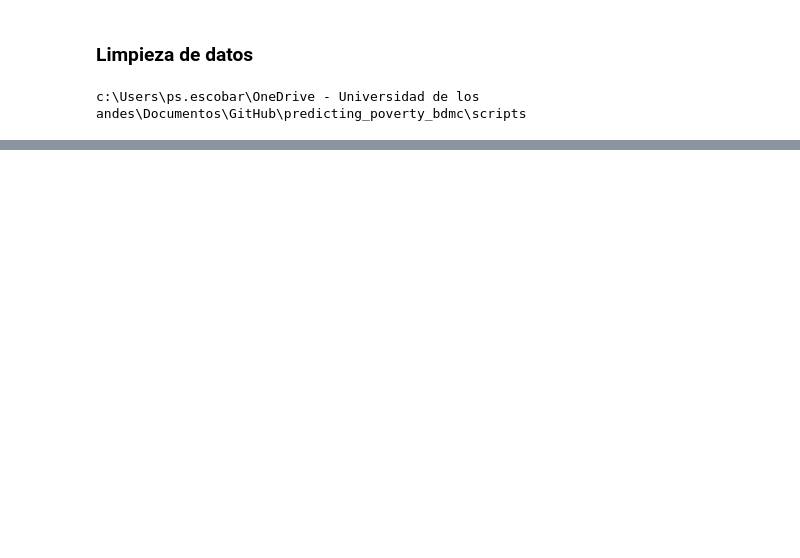
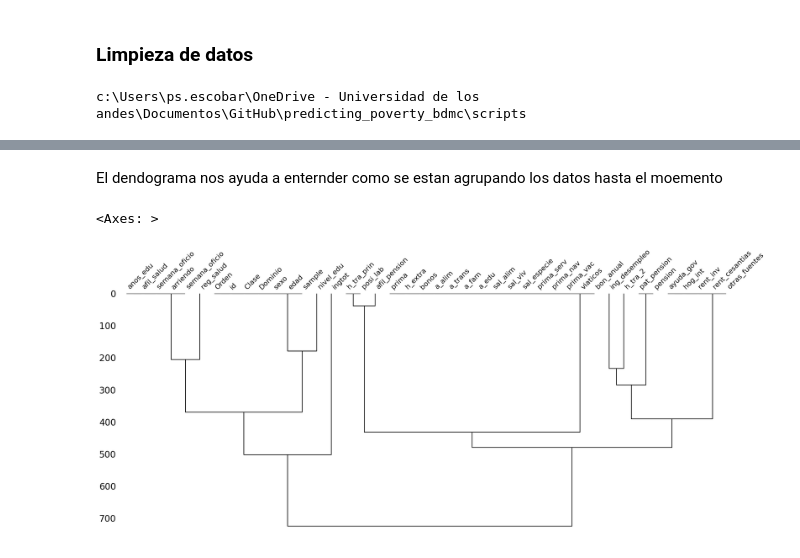
Before and after one commit to sebastian23e/predicting_poverty_bdmc, a Jupyter notebook: scripts/Limpieza.ipynb, the cells around one changed output, grey strips where cells are left out. Saved outputs shown, nothing was run; the diff lists cells and outputs as text; code cells hidden in the pictures; blank space fills up the shorter version.

```diff
--- a/scripts/Limpieza.ipynb
+++ b/scripts/Limpieza.ipynb
@@ -211,0 +199,7 @@ Algunas variables tienen missing values bastante correlacionados entre ellos
+# %% [markdown]
+El dendograma nos ayuda a enternder como se estan agrupando los datos hasta el moemento
+# %%
+msno.dendrogram(data_p)
+# %% [output]
+<Axes: >
+[figure, added]
```
Also changed, not shown: parts of 19 cells of this notebook.
